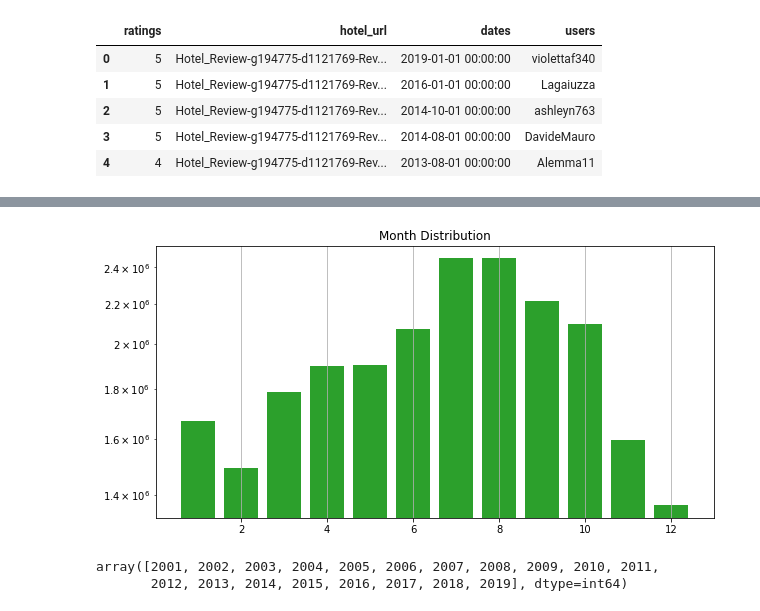
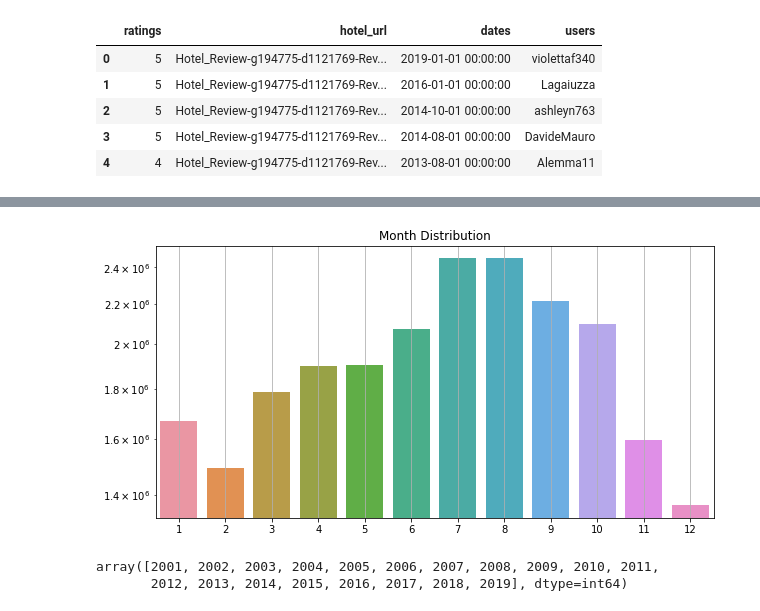
Before and after one commit to Ammar0ah/Itinerary-planning-system, a Jupyter notebook: data_scripts/dataAnalysis.ipynb, the cells around one changed output, grey strips where cells are left out. Drawn from its saved outputs; the diff is of its cells as text; code cells hidden in the pictures.

```diff
--- a/data_scripts/dataAnalysis.ipynb
+++ b/data_scripts/dataAnalysis.ipynb
@@ -4,11 +6,13 @@ import numpy as np
 from matplotlib import pyplot as plt
 # %%
-def plot_freq_bar(x, y, title, color='C0', scale='linear', figsize=(10, 5), rotation=True):
+def plot_freq_bar(x, y, title, scale='linear', figsize=(10, 5), rotation=True, xlabel='', ylabel=''):
     fig, ax = plt.subplots(figsize=figsize)
     plt.title(title)
-    plt.bar(x, y, color=color)
+    sns.barplot(x=x, y=y, ax=ax)
+    ax.set(xlabel=xlabel, ylabel=ylabel)
     if rotation:
-        plt.setp(ax.get_xticklabels(), rotation=-45, horizontalalignment='left')
+        plt.setp(ax.get_xticklabels(), rotation=45, horizontalalignment='right')
     plt.yscale(scale)
+
     plt.grid()
 # %%
@@ -80,7 +96,7 @@ df = df.reindex(columns=['users', 'dates', 'ratings', 'hotel_url'])
 # %%
 df.to_csv('HotelRecSlice.csv')
 # %%
-df = pd.read_csv("F:\HotelRecSlice.csv")
+df = pd.read_csv("F:\DataSets\\HotelRecSlice.csv")
 # %%
 df.drop('Unnamed: 0', axis=1, inplace=True)
 # %%
@@ -93,8 +109,8 @@ plot_pie(sizes=timestamp_df['Day of week'].value_counts(),
 # %%
-plot_freq_bar(timestamp_df['Month'].value_counts().index, timestamp_df['Month'].value_counts(),
-             'Month Distribution', scale='log', color='C2', rotation=False)
+plot_freq_bar(x=timestamp_df['Month'].value_counts().index, y=timestamp_df['Month'].value_counts(),
+             title='Month Distribution', scale='log', rotation=False)
 # %% [output]
-[figure, old version]
+[figure, new version]
 # %%
 years = timestamp_df['Year'].unique()
 years.sort()
```
Also changed, not shown: parts of 35 cells of this notebook.
